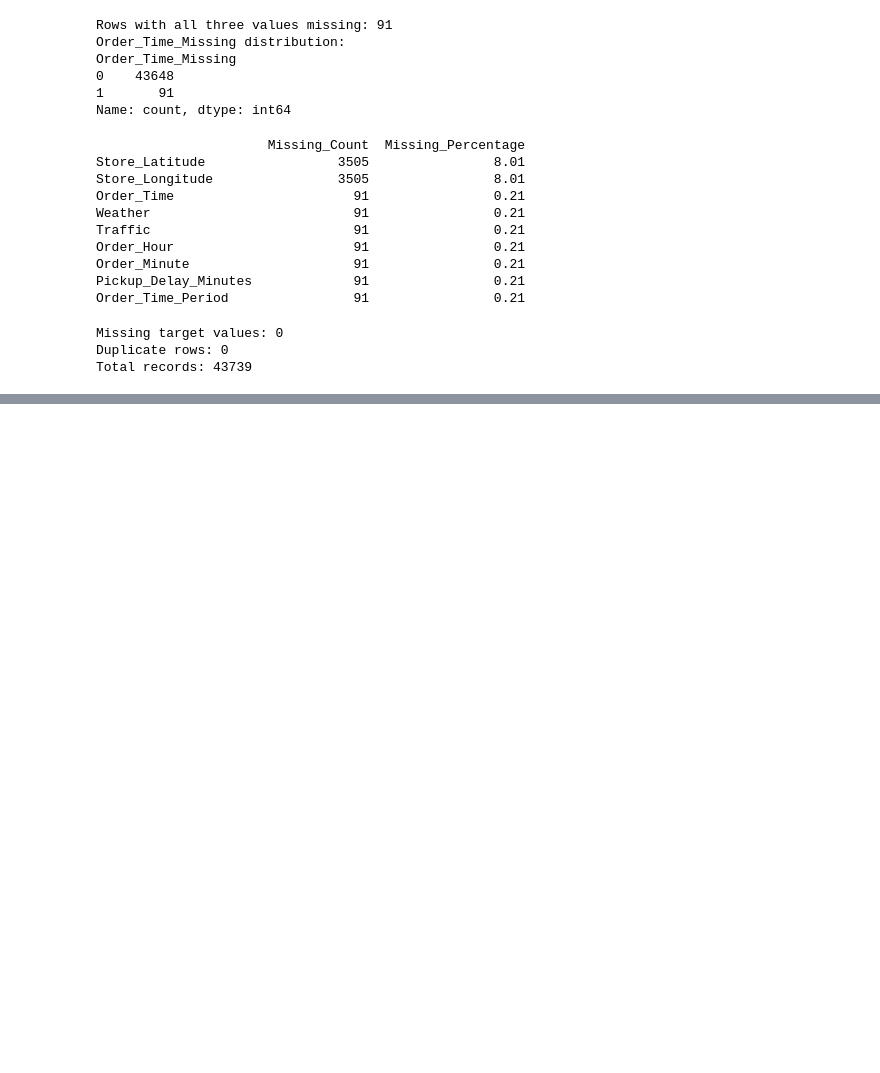
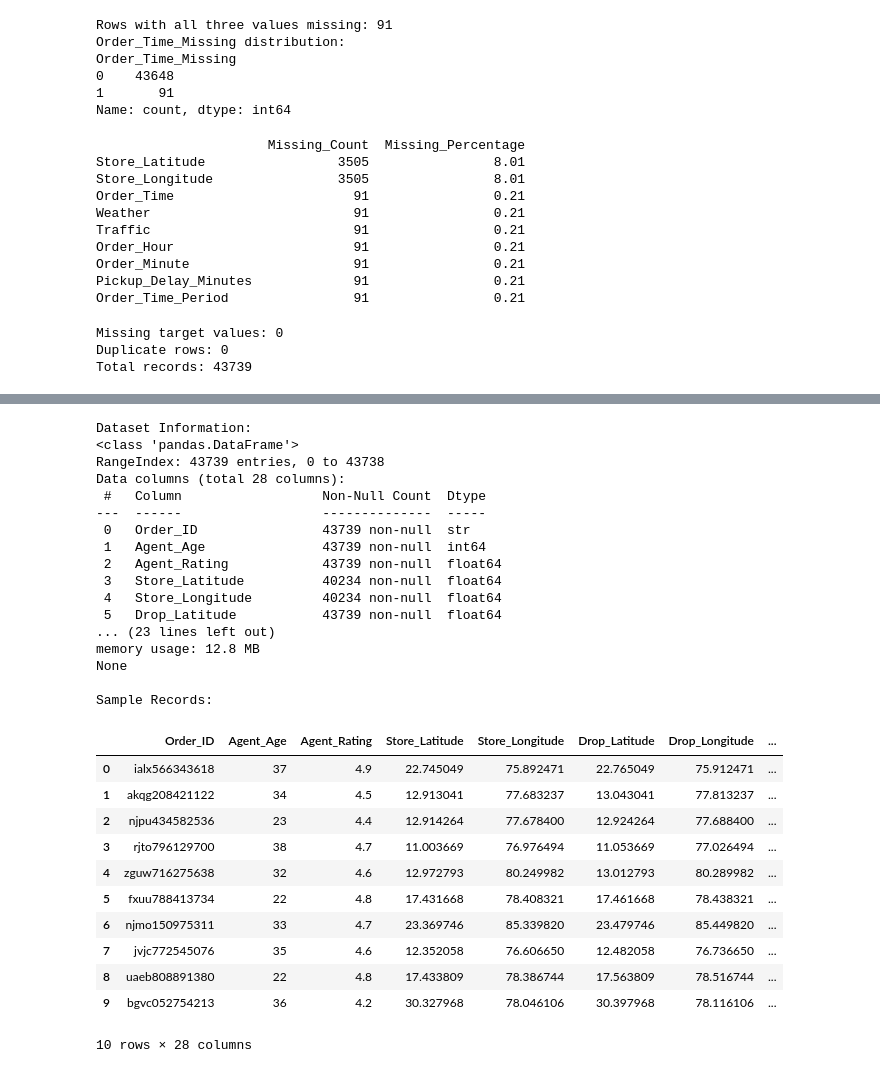
Before and after one commit to Darshanpatil90/Amazon-Delivery-Analytics, a Jupyter notebook: notebooks/Amazon_Delivery_ML_Preprocessing.ipynb, the cells around one changed output, grey strips where cells are left out. Drawn from its saved outputs; the diff is of its cells as text; code cells hidden in the pictures; blank space fills up the shorter version.

```diff
--- a/notebooks/Amazon_Delivery_ML_Preprocessing.ipynb
+++ b/notebooks/Amazon_Delivery_ML_Preprocessing.ipynb
@@ -898,0 +978,36 @@ Total records: 43739
+# %%
+print("Dataset Information:")
+print(df.info())
+
+print("\nSample Records:")
+display(df.head(10))
+# %% [output]
+Dataset Information:
+<class 'pandas.DataFrame'>
+RangeIndex: 43739 entries, 0 to 43738
+Data columns (total 28 columns):
+ #   Column                  Non-Null Count  Dtype
+---  ------                  --------------  -----
+ 0   Order_ID                43739 non-null  str
+ 1   Agent_Age               43739 non-null  int64
+ 2   Agent_Rating            43739 non-null  float64
+ 3   Store_Latitude          40234 non-null  float64
+ 4   Store_Longitude         40234 non-null  float64
+ 5   Drop_Latitude           43739 non-null  float64
+... (23 lines left out)
+memory usage: 12.8 MB
+None
+
+Sample Records:
+|  | Order_ID | Agent_Age | Agent_Rating | Store_Latitude | Store_Longitude | Drop_Latitude | Drop_Longitude | ... |
+| 0 | ialx566343618 | 37 | 4.9 | 22.745049 | 75.892471 | 22.765049 | 75.912471 | ... |
+| 1 | akqg208421122 | 34 | 4.5 | 12.913041 | 77.683237 | 13.043041 | 77.813237 | ... |
+| 2 | njpu434582536 | 23 | 4.4 | 12.914264 | 77.678400 | 12.924264 | 77.688400 | ... |
+| 3 | rjto796129700 | 38 | 4.7 | 11.003669 | 76.976494 | 11.053669 | 77.026494 | ... |
+| 4 | zguw716275638 | 32 | 4.6 | 12.972793 | 80.249982 | 13.012793 | 80.289982 | ... |
+| 5 | fxuu788413734 | 22 | 4.8 | 17.431668 | 78.408321 | 17.461668 | 78.438321 | ... |
+| 6 | njmo150975311 | 33 | 4.7 | 23.369746 | 85.339820 | 23.479746 | 85.449820 | ... |
+| 7 | jvjc772545076 | 35 | 4.6 | 12.352058 | 76.606650 | 12.482058 | 76.736650 | ... |
+| 8 | uaeb808891380 | 22 | 4.8 | 17.433809 | 78.386744 | 17.563809 | 78.516744 | ... |
+| 9 | bgvc052754213 | 36 | 4.2 | 30.327968 | 78.046106 | 30.397968 | 78.116106 | ... |
+10 rows × 28 columns
```
Also changed, not shown: parts of 26 cells of this notebook, 1 other file.
